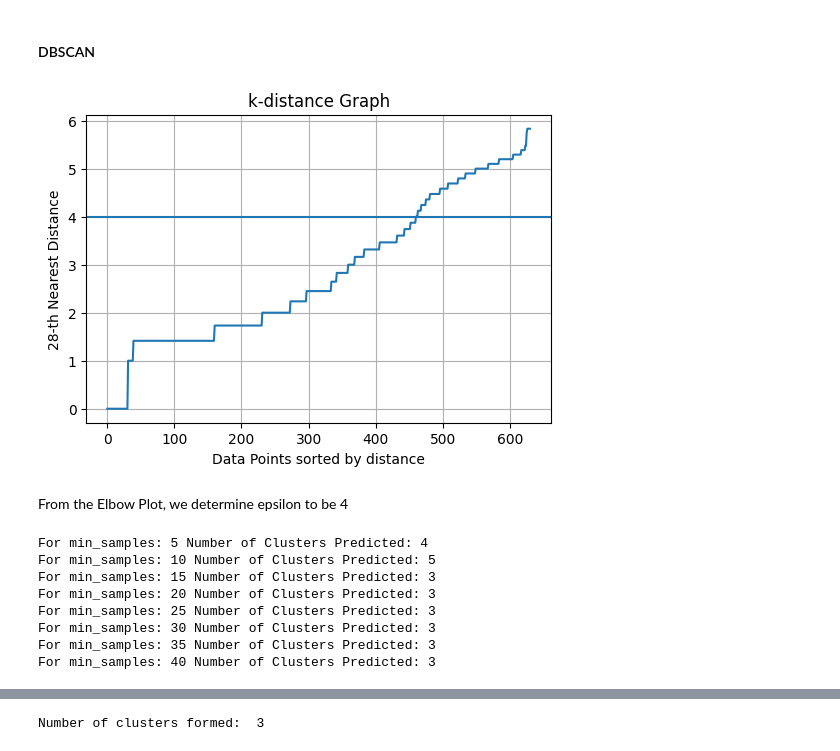
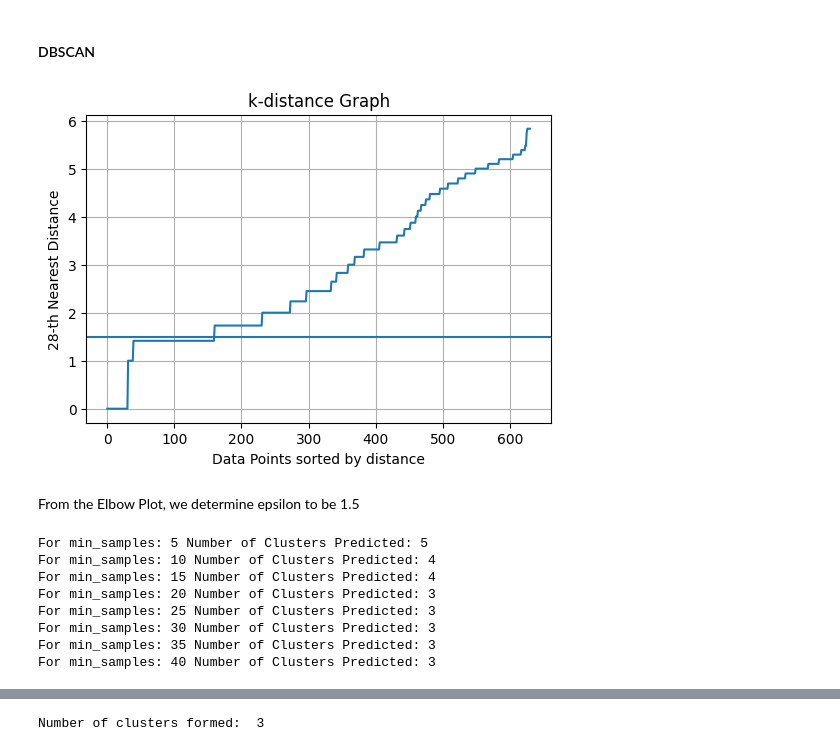
Before and after one commit to supperr-coder/CZ4032-Project2, a Jupyter notebook: Code/Clustering.ipynb, the cells around one changed output, grey strips where cells are left out. Cells and saved outputs as stored; diff of their text form; code cells hidden in the pictures.

Commit message:
finalize versio for dataset 1

```diff
--- a/Code/Clustering.ipynb
+++ b/Code/Clustering.ipynb
@@ -147,9 +147,22 @@ final_df.head()
 # %% [markdown]
 ### Data Preprocessing for Clustering Items
 # %%
-new_df = pd.DataFrame(index=sparse_store_data.columns)
-new_df[new_col] = 1
-for itemset in tqdm(new_col):
-    for item in sparse_store_data.columns:
-        if item not in itemset:
-            new_df.at[item, itemset] = 0
+# new_df = pd.DataFrame(index=sparse_store_data.columns)
+# new_df[new_col] = 1
+# for itemset in tqdm(new_col):
+#     for item in sparse_store_data.columns:
+#         if item not in itemset:
+#             new_df.at[item, itemset] = 0
+
+# final_df2 = new_df.merge(original_store_data[['Sub-Category', 'Category']], how='left', on='Sub-Category').set_index('Sub-Category').drop_duplicates(keep='first')
+# final_df2.rename(columns={"Category": "Label"}, inplace=True)
+
+# le = LabelEncoder()
+# final_df2['Label'] = le.fit_transform(final_df2['Label'])
+
+# print(f"Number of unique Labels: {len(final_df2['Label'].unique())}")
+
+# print(final_df2.shape)
+# final_df2.head()
+
+len(original_store_data['Sub-Category'].unique())
@@ -759,24 +853,24 @@ X= X.rename(str,axis="columns")
 # %%
 from sklearn.neighbors import NearestNeighbors
 
 minPts = 28
 neigh = NearestNeighbors(n_neighbors=minPts)
 neigh.fit(X)
 distances, indices = neigh.kneighbors(X)
 sorted_distances = np.sort(distances[:, minPts-1], axis=0)
 
 plt.figure(figsize=(6, 4))
 plt.plot(sorted_distances)
 plt.title('k-distance Graph')
 plt.xlabel('Data Points sorted by distance')
 plt.ylabel(f'{minPts}-th Nearest Distance')
-plt.axhline(4)
+plt.axhline(1.5)
 plt.grid(True)
 plt.show()
 # %% [output]
-[figure, old version]
+[figure, new version]
 # %% [markdown]
-From the Elbow Plot, we determine epsilon to be 4
+From the Elbow Plot, we determine epsilon to be 1.5
 # %%
 from sklearn.cluster import DBSCAN
 
@@ -784,14 +878,14 @@ min_samples_ = [5, 10, 15, 20, 25, 30, 35, 40]
 dbscan_ = []
 
 for i in min_samples_:
-    dbscan = DBSCAN(eps=4, min_samples=i).fit(X)
+    dbscan = DBSCAN(eps=1.5, min_samples=i).fit(X)
     dbscan_results = dbscan.labels_
     dbscan_.append(dbscan)
     print(f"For min_samples: {i} Number of Clusters Predicted: {len(np.unique(dbscan_results))}")
 # %% [output]
-For min_samples: 5 Number of Clusters Predicted: 4
-For min_samples: 10 Number of Clusters Predicted: 5
-For min_samples: 15 Number of Clusters Predicted: 3
+For min_samples: 5 Number of Clusters Predicted: 5
+For min_samples: 10 Number of Clusters Predicted: 4
+For min_samples: 15 Number of Clusters Predicted: 4
 For min_samples: 20 Number of Clusters Predicted: 3
 For min_samples: 25 Number of Clusters Predicted: 3
 For min_samples: 30 Number of Clusters Predicted: 3
```
Also changed, not shown: parts of 147 cells of this notebook.
